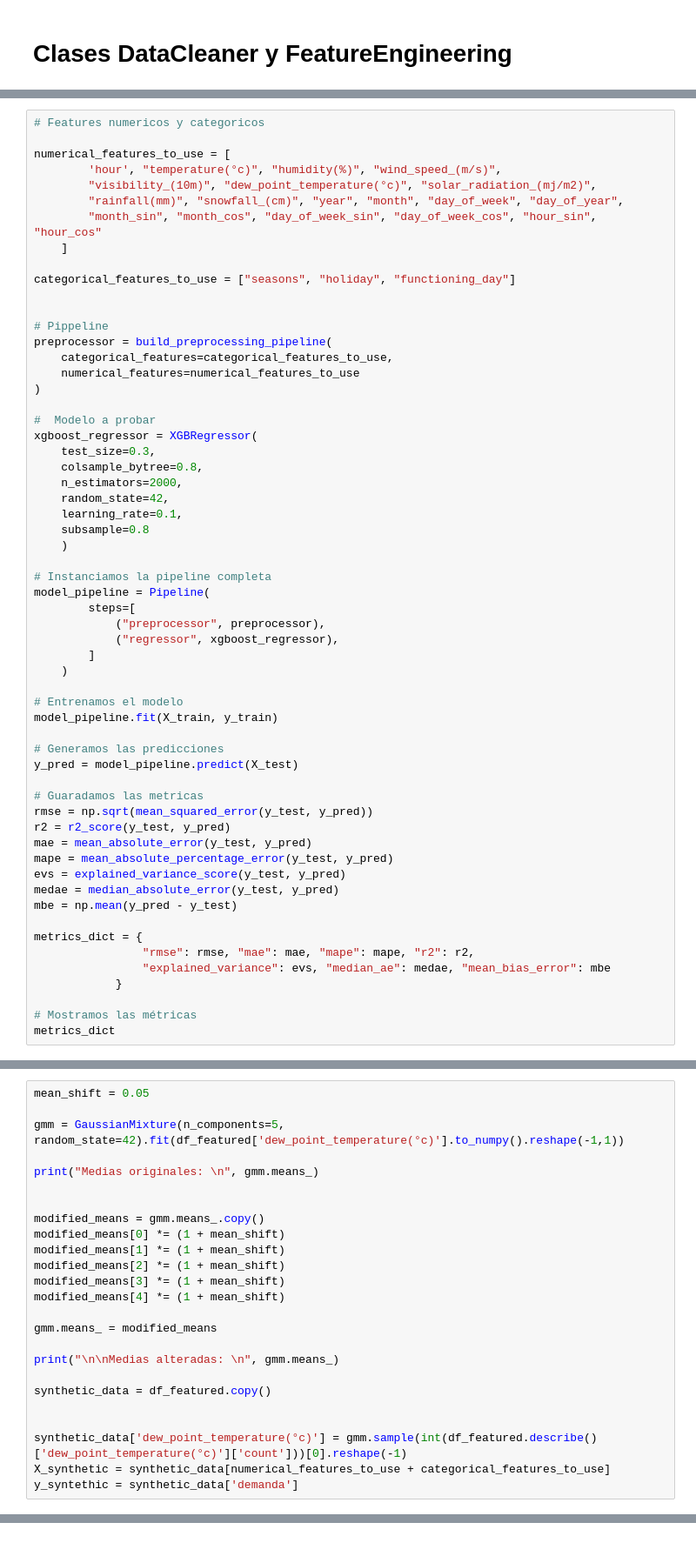
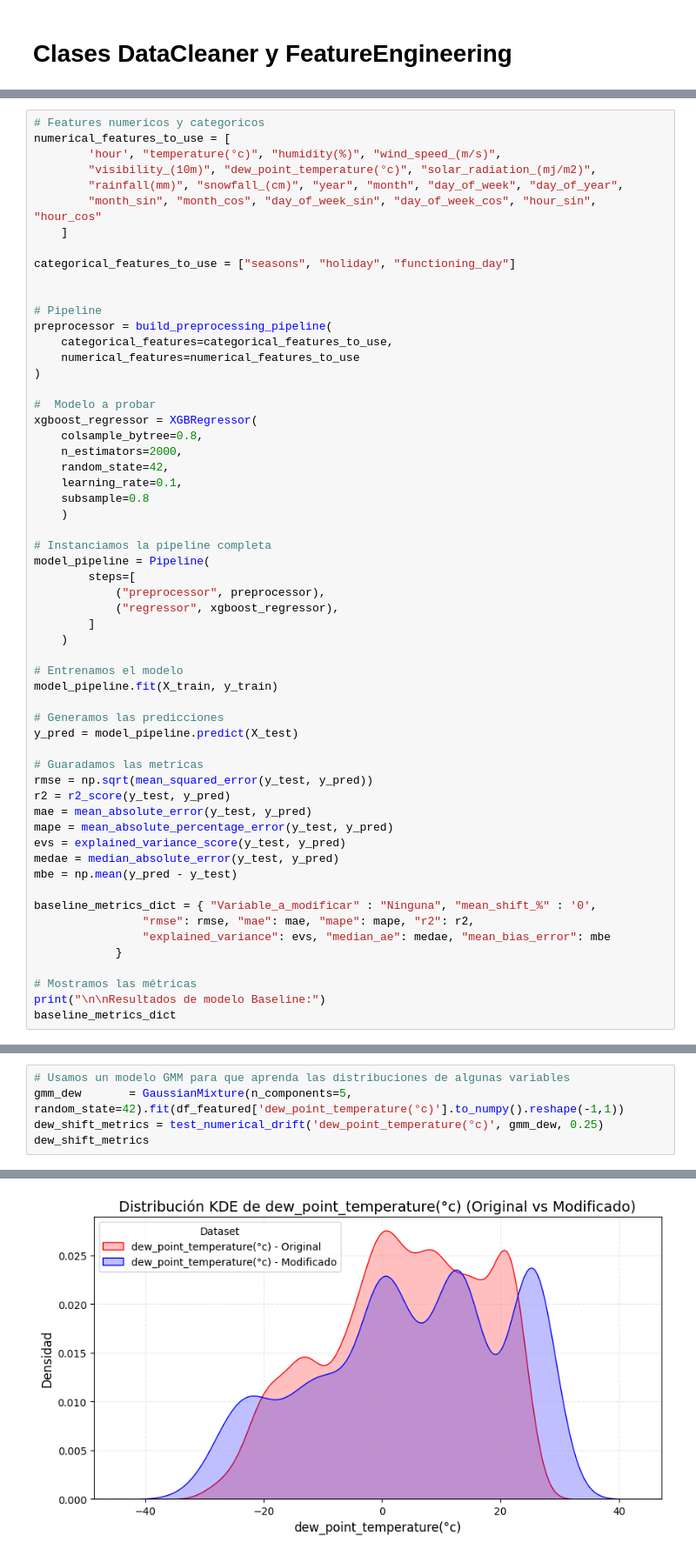
Before and after one commit to Delbert-CV/MLOps-entregas, a Jupyter notebook: notebooks/Drift_Detection.ipynb, the cells around one changed output, grey strips where cells are left out. Shown: that part at 87% size. Saved outputs shown, nothing was run; the diff lists cells and outputs as text.

Commit message:
added more drift tests

```diff
--- a/notebooks/Drift_Detection.ipynb
+++ b/notebooks/Drift_Detection.ipynb
@@ -162,6 +171,5 @@ X_train, X_test, y_train, y_test = dataset_split(
 # %%
 # Features numericos y categoricos
-
 numerical_features_to_use = [
         'hour', "temperature(°c)", "humidity(%)", "wind_speed_(m/s)",
         "visibility_(10m)", "dew_point_temperature(°c)", "solar_radiation_(mj/m2)",
@@ -172,7 +180,7 @@ numerical_features_to_use = [
 categorical_features_to_use = ["seasons", "holiday", "functioning_day"]
 
 
-# Pippeline
+# Pipeline
 preprocessor = build_preprocessing_pipeline(
     categorical_features=categorical_features_to_use,
     numerical_features=numerical_features_to_use
@@ -180,7 +188,6 @@ preprocessor = build_preprocessing_pipeline(
 
 #  Modelo a probar
 xgboost_regressor = XGBRegressor(
-    test_size=0.3,
     colsample_bytree=0.8,
     n_estimators=2000,
     random_state=42,
@@ -211,11 +218,12 @@ evs = explained_variance_score(y_test, y_pred)
 medae = median_absolute_error(y_test, y_pred)
 mbe = np.mean(y_pred - y_test)
 
-metrics_dict = {
+baseline_metrics_dict = { "Variable_a_modificar" : "Ninguna", "mean_shift_%" : '0',
                 "rmse": rmse, "mae": mae, "mape": mape, "r2": r2,
                 "explained_variance": evs, "median_ae": medae, "mean_bias_error": mbe
             }
 
 # Mostramos las métricas
-metrics_dict
+print("\n\nResultados de modelo Baseline:")
+baseline_metrics_dict
 # %% [output]
@@ -236,26 +341,6 @@ Parameters: { "test_size" } are not used.
 # %%
-mean_shift = 0.05
-
-gmm = GaussianMixture(n_components=5, random_state=42).fit(df_featured['dew_point_temperature(°c)'].to_numpy().reshape(-1,1))
-
-print("Medias originales: \n", gmm.means_)
-
-
-modified_means = gmm.means_.copy()
-modified_means[0] *= (1 + mean_shift)
-modified_means[1] *= (1 + mean_shift)
-modified_means[2] *= (1 + mean_shift)
-modified_means[3] *= (1 + mean_shift)
-modified_means[4] *= (1 + mean_shift)
-
-gmm.means_ = modified_means
-
-print("\n\nMedias alteradas: \n", gmm.means_)
-
-synthetic_data = df_featured.copy()
-
-
-synthetic_data['dew_point_temperature(°c)'] = gmm.sample(int(df_featured.describe()['dew_point_temperature(°c)']['count']))[0].reshape(-1)
-X_synthetic = synthetic_data[numerical_features_to_use + categorical_features_to_use]
-y_syntethic = synthetic_data['demanda']
+# Usamos un modelo GMM para que aprenda las distribuciones de algunas variables
+gmm_dew       = GaussianMixture(n_components=5, random_state=42).fit(df_featured['dew_point_temperature(°c)'].to_numpy().reshape(-1,1))
+dew_shift_metrics = test_numerical_drift('dew_point_temperature(°c)', gmm_dew, 0.25)
+dew_shift_metrics
 # %% [output]
@@ -275,0 +365 @@ Medias alteradas:
+[figure, added]
```
Also changed, not shown: parts of 21 cells of this notebook.
